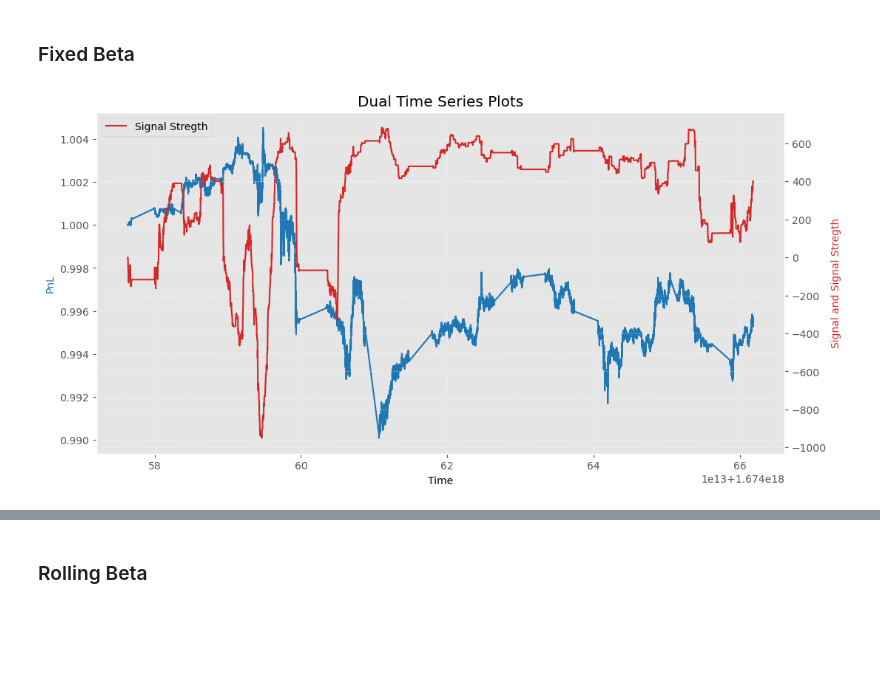
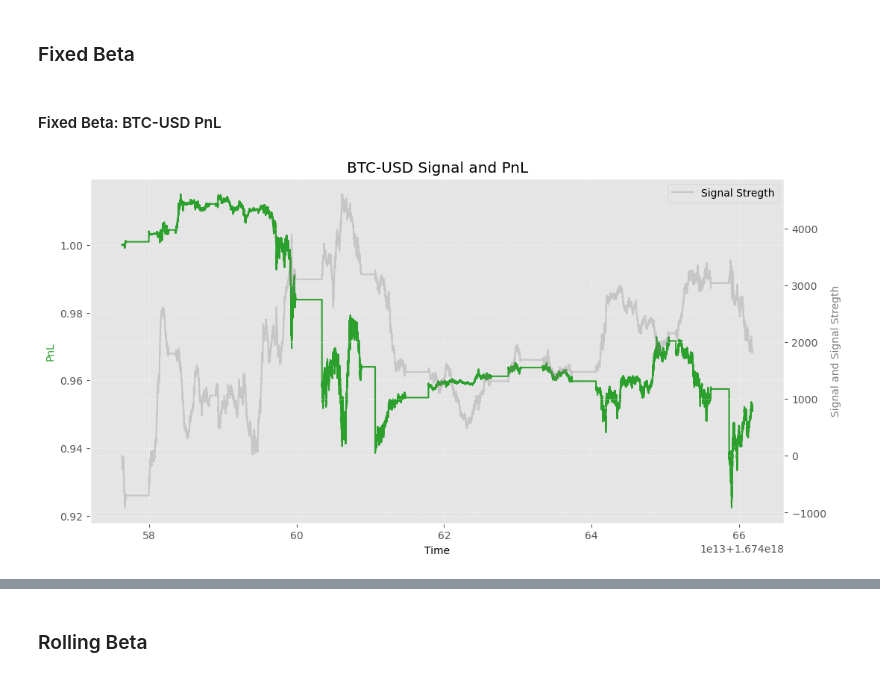
Before and after one commit to MrHumble-Bee/quantitative_trading_strategies, a Jupyter notebook: hw4_tradeflow/hw4_tradeflow.ipynb, the cells around one changed output, grey strips where cells are left out. Saved outputs shown, nothing was run; the diff lists cells and outputs as text; code cells hidden in the pictures; blank space fills up the shorter version.

```diff
--- a/hw4_tradeflow/hw4_tradeflow.ipynb
+++ b/hw4_tradeflow/hw4_tradeflow.ipynb
@@ -124,6 +149,29 @@ class PlotDynamics:
         ax2.set_title(f'{ticker_symbol} Returns Histogram')
         ax2.set_xlabel(f'Returns')
         ax2.set_ylabel(f'{ticker_symbol} Returns Frequency')
+
+        plt.tight_layout()
+        plt.show()
+
+    def plot_ts_hist(timeseries: pd.Series, ticker_symbol: str, x1label: str='Time', y1label: str='Value', x2label: str='Time', y2label: str='Frequency', title1: str='Time Series', title2: str='Histogram', figsize: tuple=(12,6), bins: int=20, use_steps_post: bool=False):
+        if not isinstance(timeseries, pd.Series): raise TypeError("returns_series must be type pd.DataFrame.")
+        if not isinstance(ticker_symbol, str): raise TypeError("returns_series must be type str.")
+        # if not pd.api.types.is_datetime64_any_dtype(returns_series.index): raise TypeError("returns_series.index must be datetime type.")
+
+        fig, (ax1, ax2) = plt.subplots(1, 2, figsize=figsize)
+
+        if use_steps_post:
+            ax1.plot(timeseries.index, timeseries.values, drawstyle='steps-post')
+        else:
+            ax1.plot(timeseries.index, timeseries.values)
+        ax1.set_title(title1)
+        ax1.set_xlabel(x1label)
+        ax1.set_ylabel(y1label)
+
+        ax2.hist(timeseries.values, bins=bins, color='skyblue', edgecolor='black')
+        ax2.set_title(title2)
+        ax2.set_xlabel(x2label)
+        ax2.set_ylabel(y2label)
 
         plt.tight_layout()
         plt.show()
@@ -580,7 +628,7 @@ frtf_test_trades_eth_usd_df = frtf_test_trades_eth_usd_df.merge(
 train_fixed_beta_btc_usd_model = PlotDynamics.plot_regression_statistics(
     frtf_train_trades_btc_usd_df[f'trailing_{LAGGED_TRADEFLOW_TIME}_tradeflow'],
     frtf_train_trades_btc_usd_df[f'{FORWARD_RETURN_TIME_INTERVAL}_foward_returns'],
-    use_bias=True,
+    use_bias=False,
     title='TRAIN SET: BTC-USD Trade Flow on Forward Returns'
     )
 # %% [output]
@@ -768,19 +802,29 @@ j = 0.00001
 #### Creating Testing DataFrame
 # %% [markdown]
 ### Fixed Beta
+# %% [markdown]
+#### Fixed Beta: BTC-USD PnL
 # %%
-frtf_test_trades_btc_usd_df[f'forecasted_returns'] = train_fixed_beta_btc_usd_model.predict(sm.add_constant(frtf_test_trades_btc_usd_df[[f'trailing_{LAGGED_TRADEFLOW_TIME}_tradeflow']]))
-j = np.percentile(abs(frtf_test_trades_btc_usd_df['forecasted_returns']), 5)
+frtf_train_trades_btc_usd_df[f'forecasted_returns'] = train_fixed_beta_btc_usd_model.predict(frtf_train_trades_btc_usd_df[[f'trailing_{LAGGED_TRADEFLOW_TIME}_tradeflow']])
+j = np.percentile(abs(frtf_train_trades_btc_usd_df['forecasted_returns']), 5)
+
+frtf_test_trades_btc_usd_df[f'forecasted_returns'] = train_fixed_beta_btc_usd_model.predict(frtf_test_trades_btc_usd_df[[f'trailing_{LAGGED_TRADEFLOW_TIME}_tradeflow']])
 frtf_test_trades_btc_usd_df = Compute.signal(frtf_test_trades_btc_usd_df, f'forecasted_returns', j, 10000)
+frtf_test_trades_btc_usd_df['PnL'] = Compute.strategy_performance(frtf_test_trades_btc_usd_df, 'current_position', 'price')
 # %%
 PlotDynamics.plot_dual_axis_timeseries(
     frtf_test_trades_btc_usd_df.index,
-    [a],
+    [frtf_test_trades_btc_usd_df['PnL']],
     [frtf_test_trades_btc_usd_df['current_position']],
     y1_series_names=['PnL'],
     y2_series_names=['Signal Stregth'],
     y1label='PnL',
     y2label='Signal and Signal Stregth',
-    )
+    y1color='tab:green',
+    y2color='tab:grey',
+    title='BTC-USD Signal and PnL',
+    use_steps_post=[True, True],
+    alpha=[1,0.3]
+)
 # %% [output]
-[figure, old version]
+[figure, new version]
```
Also changed, not shown: parts of 30 cells of this notebook.
